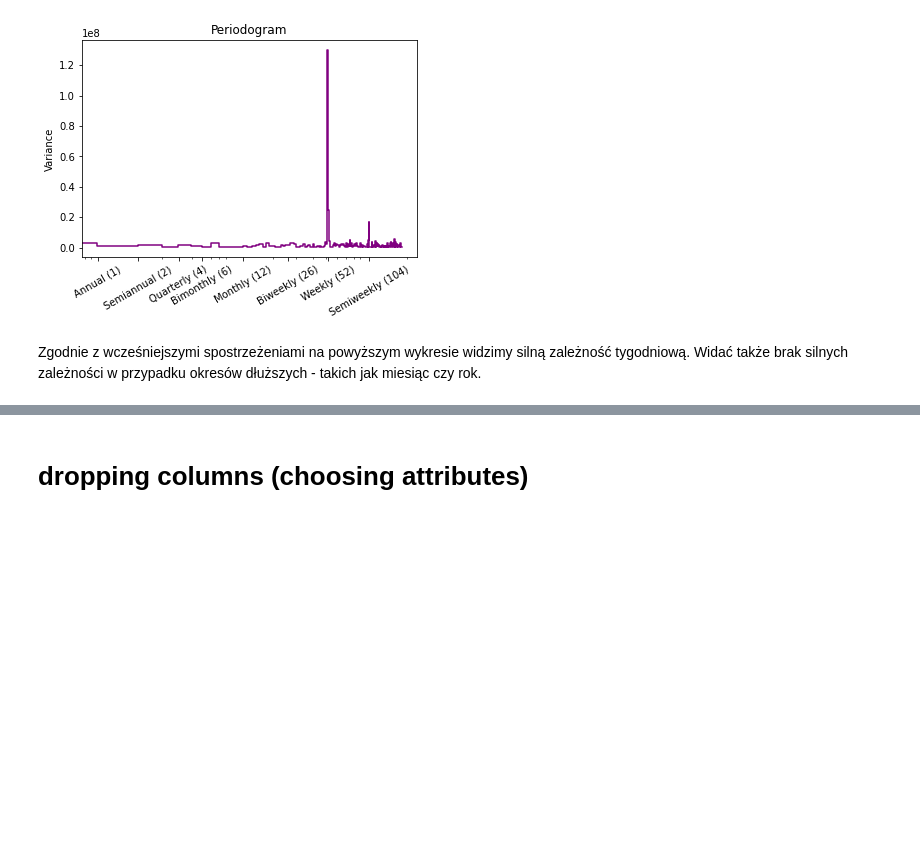
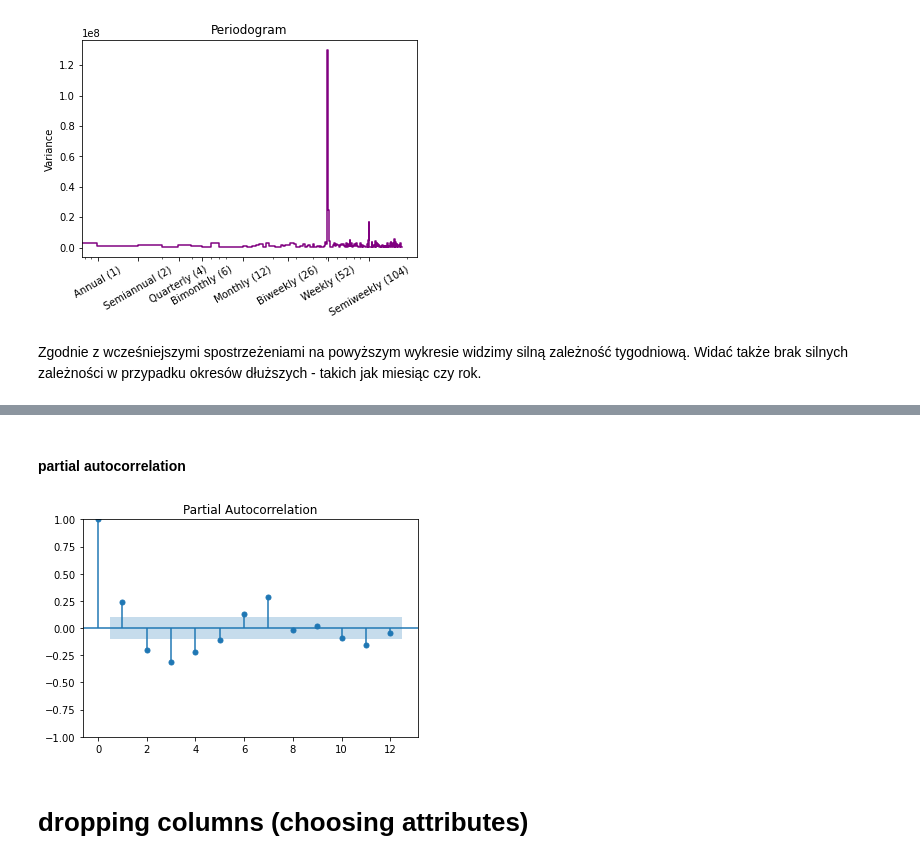
Before and after one commit to milosz-l/delivery-time, a Jupyter notebook: data_analysis.ipynb, the cells around one changed output, grey strips where cells are left out. Cells and saved outputs as stored; diff of their text form; code cells hidden in the pictures; blank space fills up the shorter version.

```diff
--- a/data_analysis.ipynb
+++ b/data_analysis.ipynb
@@ -489,3 +559,9 @@ Zgodnie z wcześniejszymi spostrzeżeniami na powyższym wykresie widzimy silną
+# %% [markdown]
+#### partial autocorrelation
+# %%
+fig = plot_pacf(time_series_df["time_diff"], lags=12)
+# %% [output]
+[figure, added]
 # %% [markdown]
 # dropping columns (choosing attributes)
 # %%
```
Also changed, not shown: parts of 9 cells of this notebook.
